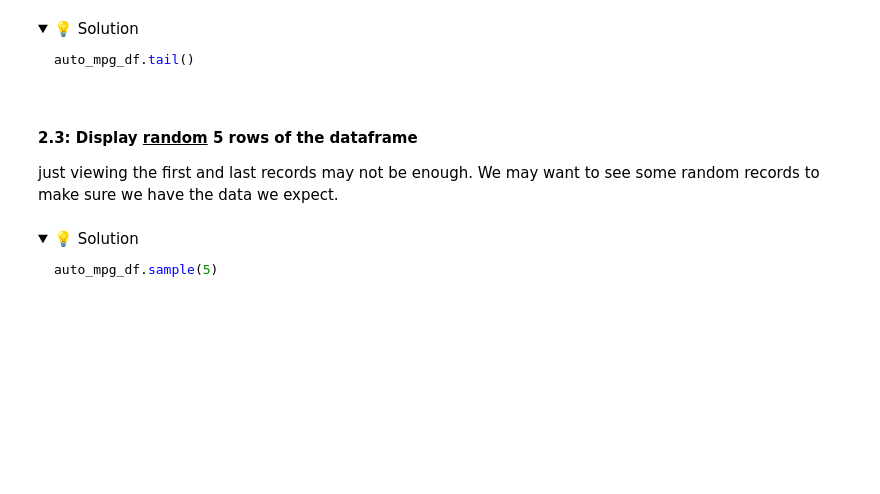
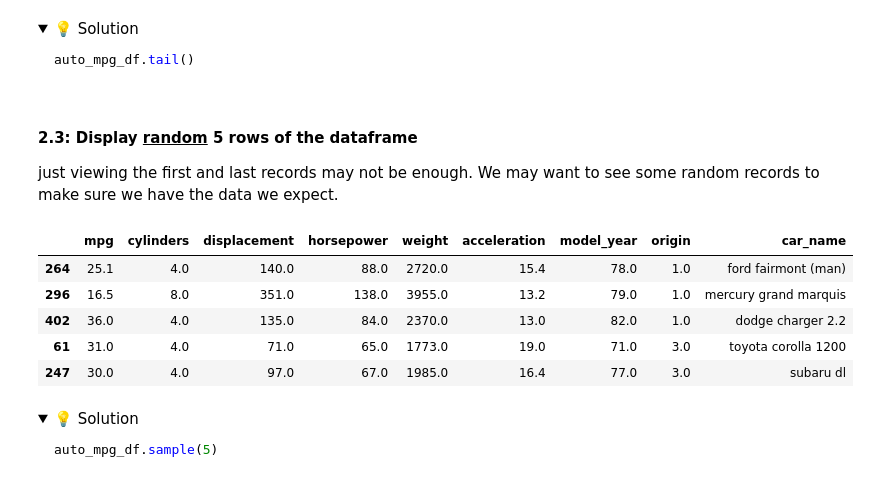
Before and after one commit to IT4063-Spring2025/exploratory-data-analysis-BeccaCordray, a Jupyter notebook: notebook.ipynb, the cells around one changed output. Saved outputs shown, nothing was run; the diff lists cells and outputs as text; code cells hidden in the pictures; folded sections open; blank space fills up the shorter version.

```diff
--- a/notebook.ipynb
+++ b/notebook.ipynb
@@ -105,6 +114,15 @@ auto_mpg_df.head(5)
 # %% [markdown]
 #### 2.3: Display <u>random</u> 5 rows of the dataframe
 just viewing the first and last records may not be enough. We may want to see some random records to make sure we have the data we expect.
+# %%
+auto_mpg_df.sample(5)
+# %% [output]
+|  | mpg | cylinders | displacement | horsepower | weight | acceleration | model_year | origin | car_name |
+| 264 | 25.1 | 4.0 | 140.0 | 88.0 | 2720.0 | 15.4 | 78.0 | 1.0 | ford fairmont (man) |
+| 296 | 16.5 | 8.0 | 351.0 | 138.0 | 3955.0 | 13.2 | 79.0 | 1.0 | mercury grand marquis |
+| 402 | 36.0 | 4.0 | 135.0 | 84.0 | 2370.0 | 13.0 | 82.0 | 1.0 | dodge charger 2.2 |
+| 61 | 31.0 | 4.0 | 71.0 | 65.0 | 1773.0 | 19.0 | 71.0 | 3.0 | toyota corolla 1200 |
+| 247 | 30.0 | 4.0 | 97.0 | 67.0 | 1985.0 | 16.4 | 77.0 | 3.0 | subaru dl |
 # %% [markdown]
 <details>
   <summary>💡 Solution</summary>
```
Also changed, not shown: parts of 1 cell of this notebook.
